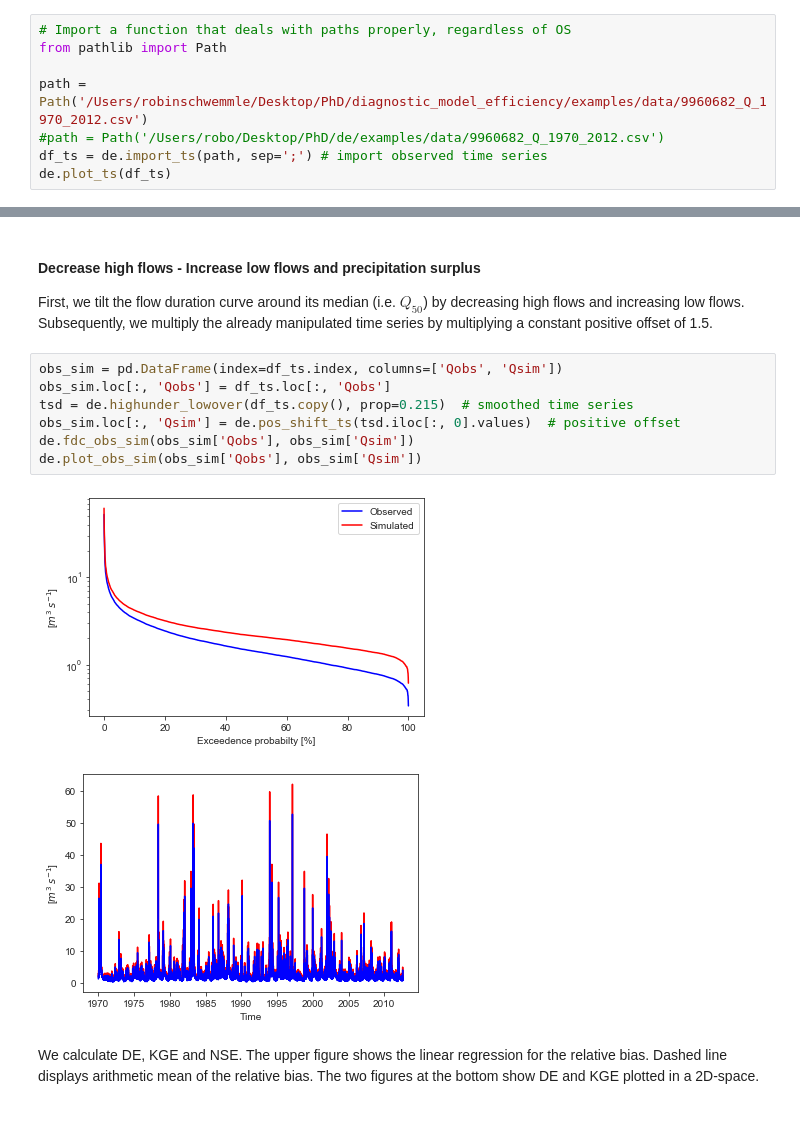
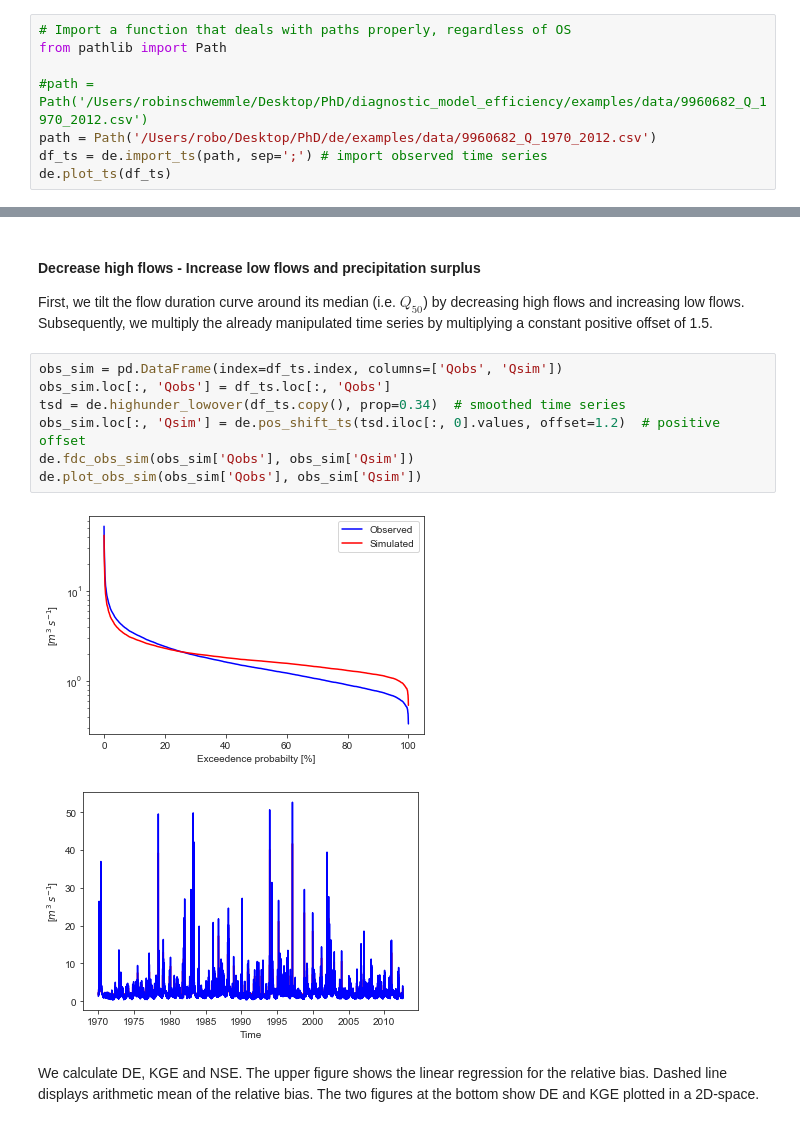
Before and after one commit to Hydrology-IFH/diag-eff, a Jupyter notebook: examples.ipynb, the cells around one changed output, grey strips where cells are left out. Cells and saved outputs as stored; diff of their text form.

```diff
--- a/examples.ipynb
+++ b/examples.ipynb
@@ -45,8 +45,8 @@ First, we import a daily observed streamflow time series and plot the time serie
 # Import a function that deals with paths properly, regardless of OS
 from pathlib import Path
 
-path = Path('/Users/robinschwemmle/Desktop/PhD/diagnostic_model_efficiency/examples/data/9960682_Q_1970_2012.csv')
-#path = Path('/Users/robo/Desktop/PhD/de/examples/data/9960682_Q_1970_2012.csv')
+#path = Path('/Users/robinschwemmle/Desktop/PhD/diagnostic_model_efficiency/examples/data/9960682_Q_1970_2012.csv')
+path = Path('/Users/robo/Desktop/PhD/de/examples/data/9960682_Q_1970_2012.csv')
 df_ts = de.import_ts(path, sep=';') # import observed time series
 de.plot_ts(df_ts)
 # %% [output]
@@ -380,13 +439,13 @@ First, we tilt the flow duration curve around its median (i.e. $Q_{50}$) by decr
 # %%
 obs_sim = pd.DataFrame(index=df_ts.index, columns=['Qobs', 'Qsim'])
 obs_sim.loc[:, 'Qobs'] = df_ts.loc[:, 'Qobs']
-tsd = de.highunder_lowover(df_ts.copy(), prop=0.215)  # smoothed time series
-obs_sim.loc[:, 'Qsim'] = de.pos_shift_ts(tsd.iloc[:, 0].values)  # positive offset
+tsd = de.highunder_lowover(df_ts.copy(), prop=0.34)  # smoothed time series
+obs_sim.loc[:, 'Qsim'] = de.pos_shift_ts(tsd.iloc[:, 0].values, offset=1.2)  # positive offset
 de.fdc_obs_sim(obs_sim['Qobs'], obs_sim['Qsim'])
 de.plot_obs_sim(obs_sim['Qobs'], obs_sim['Qsim'])
 # %% [output]
-[figure, old version]
+[figure, new version]
-[figure, old version]
+[figure, new version]
 # %% [markdown]
 We calculate DE, KGE and NSE. The upper figure shows the linear regression for the relative bias. Dashed line displays arithmetic mean of the relative bias. The two figures at the bottom show DE and KGE plotted in a 2D-space.
 # %%
```
Also changed, not shown: parts of 21 cells of this notebook, 1 other file.
